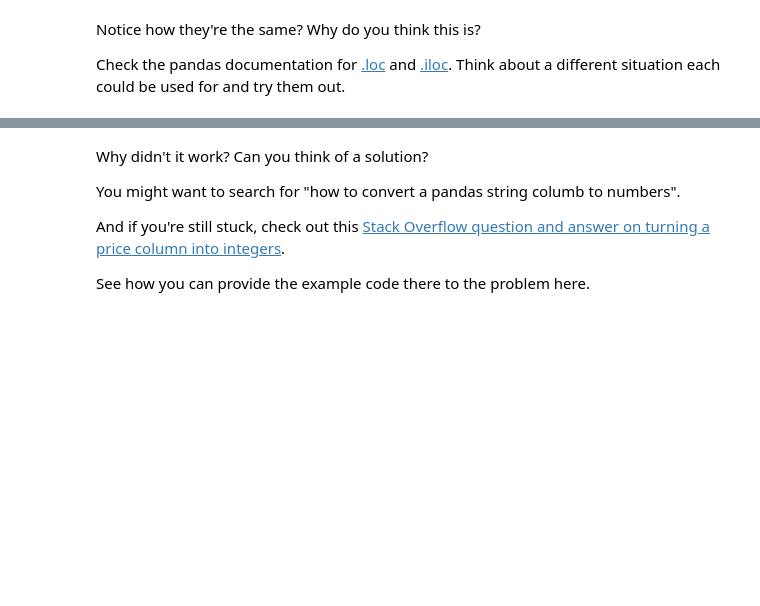
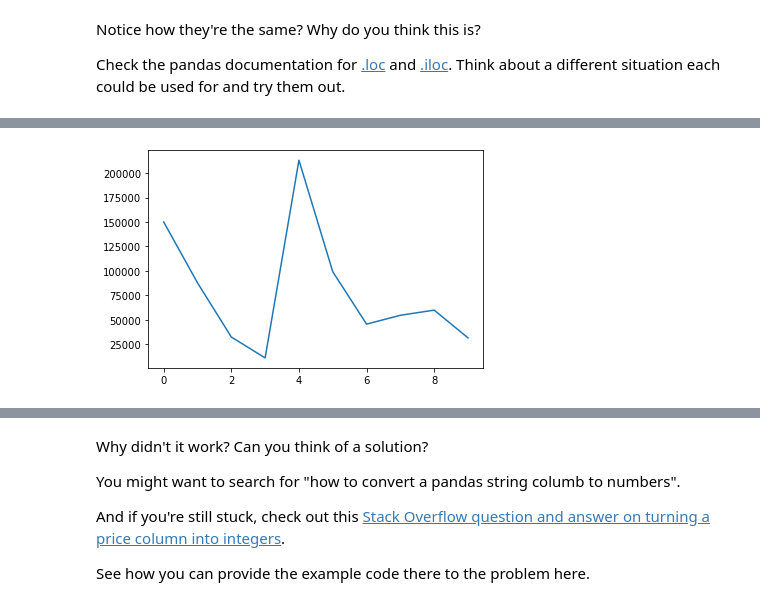
Before and after one commit to bergony/Machine-Learning-Data-Science-Bootcamp-2021, a Jupyter notebook: Pandas Data Analysis/pandas-exercises.ipynb, the cells around one changed output, grey strips where cells are left out. Saved outputs shown, nothing was run; the diff lists cells and outputs as text; code cells hidden in the pictures; blank space fills up the shorter version.

```diff
--- a/Pandas Data Analysis/pandas-exercises.ipynb
+++ b/Pandas Data Analysis/pandas-exercises.ipynb
@@ -31,2 +45,4 @@ dtype: object
 # %%
 # Import "../data/car-sales.csv" and turn it into a DataFrame
+car_sales = pd.read_csv("../example/car-sales.csv")
+car_sales
@@ -77,5 +222,10 @@ Check the pandas documentation for [.loc](https://pandas.pydata.org/pandas-docs/
 # %%
 # Import Matplotlib and create a plot of the Odometer column
 # Don't forget to use %matplotlib inline
+%matplotlib inline
+import matplotlib as plt
+car_sales['Odometer (KM)'].plot();
+# %% [output]
+[figure, added]
 # %%
 # Create a histogram of the Odometer column using hist()
```
Also changed, not shown: parts of 45 cells of this notebook, 1 other file.
